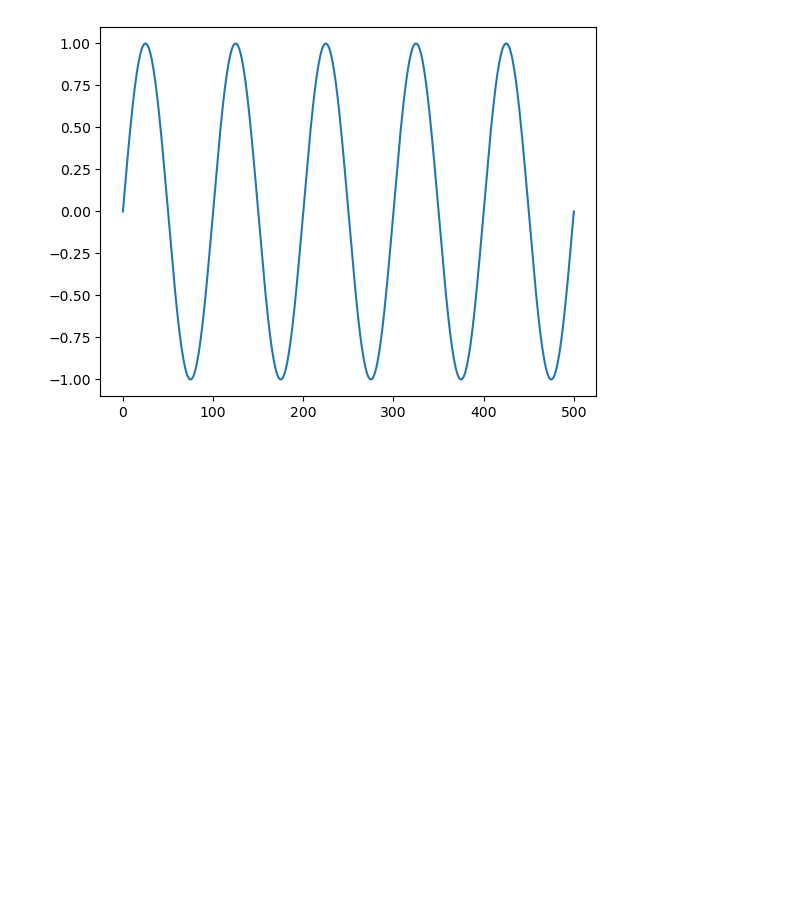
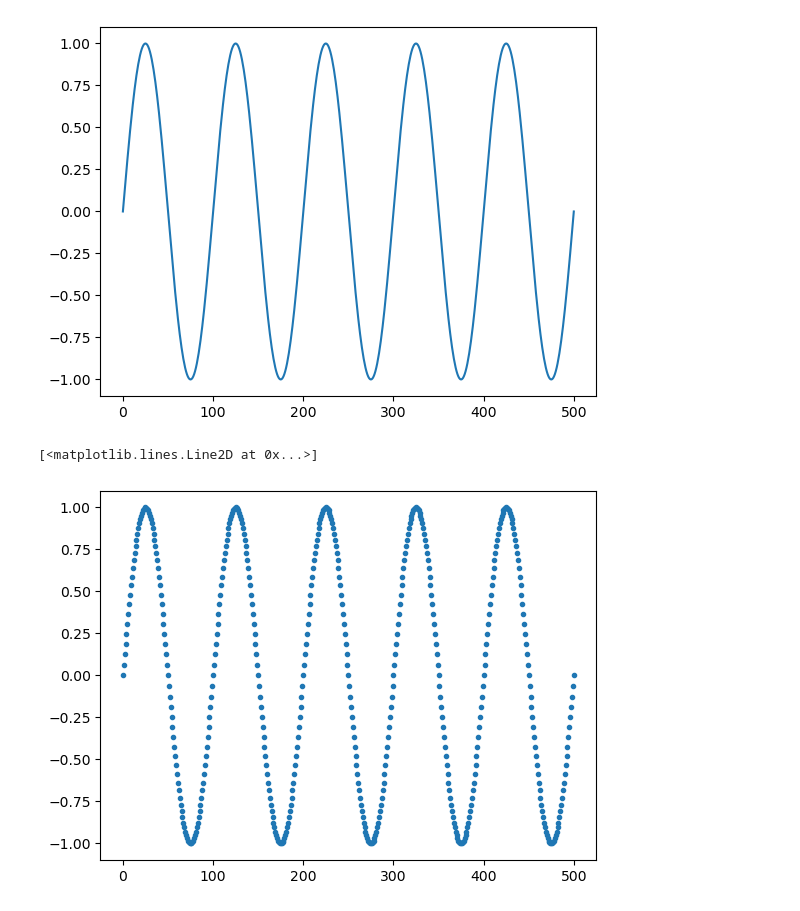
Before and after one commit to csherwood-usgs/FA_science, a Jupyter notebook: sine_curves.ipynb, the cells around one changed output. Cells and saved outputs as stored; diff of their text form; code cells hidden in the pictures; blank space fills up the shorter version.

```diff
--- a/sine_curves.ipynb
+++ b/sine_curves.ipynb
@@ -165,3 +165,10 @@ plt.plot( t, z )
 # %% [output]
 [<matplotlib.lines.Line2D at 0x...>]
 [figure]
+# %%
+# Although this looks like a smooth, continuous curve, it is actually a bunch of discrete points
+# We can see that by asking Matplotlib to use the '.' marker for each point:
+plt.plot( t, z, '.')
+# %% [output]
+[<matplotlib.lines.Line2D at 0x...>]
+[figure, added]
```
Also changed, not shown: parts of 3 cells of this notebook.
